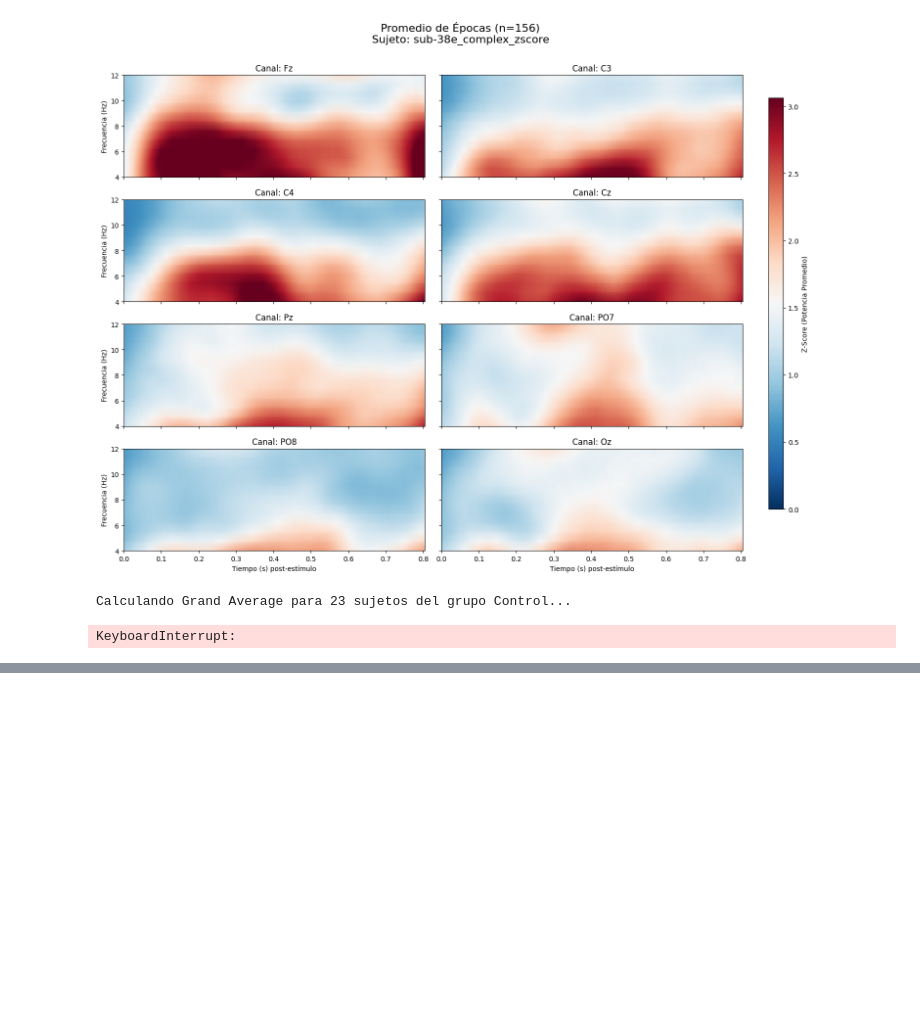
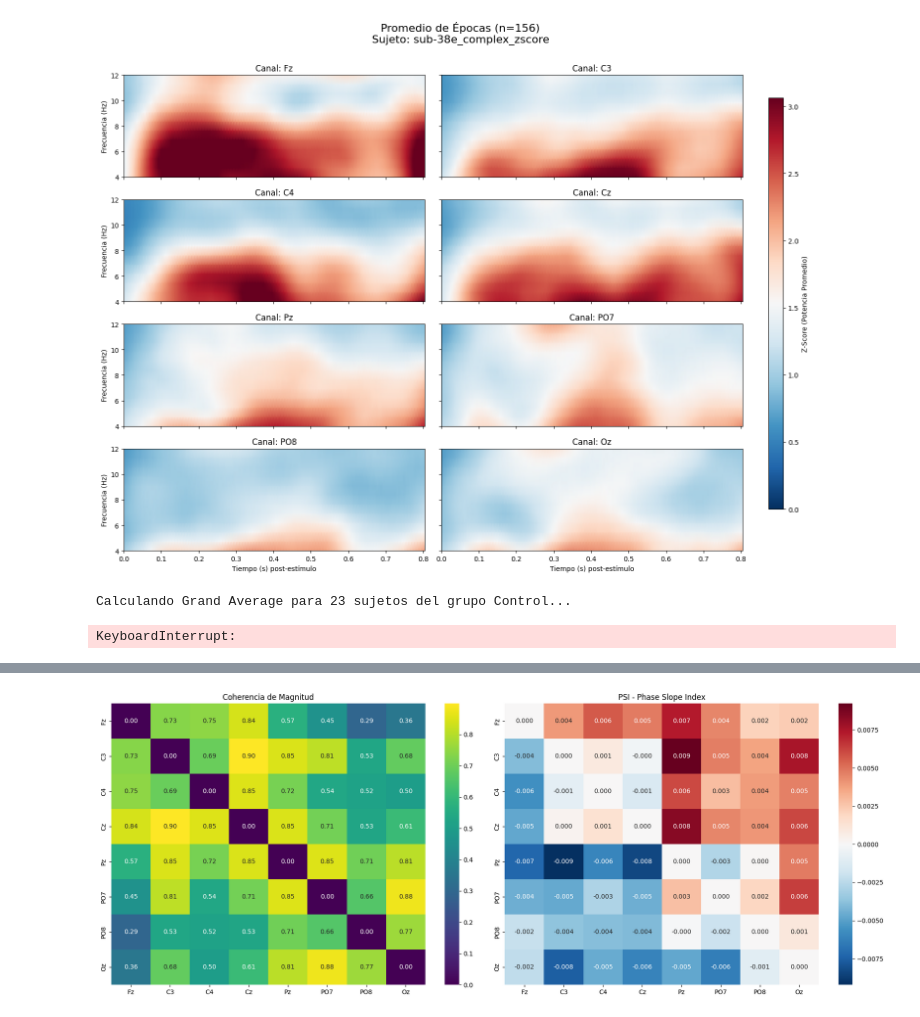
Before and after one commit to fer004/PSI_analysis_STEM, a Jupyter notebook: psi_analisis.ipynb, the cells around one changed output, grey strips where cells are left out. Drawn from its saved outputs; the diff is of its cells as text; code cells hidden in the pictures; blank space fills up the shorter version.

```diff
--- a/psi_analisis.ipynb
+++ b/psi_analisis.ipynb
@@ -327,3 +327,87 @@ plot_group_control_average(sub_list, CWT_DIR, sfreq=250, freqs=freqs_originales)
 # %% [output]
 Calculando Grand Average para 23 sujetos del grupo Control...
 KeyboardInterrupt:
+# %%
+import numpy as np
+import matplotlib.pyplot as plt
+import seaborn as sns
+from pathlib import Path
+
+def calcular_conectividad_completa(cwt_dir, sub_id, freqs):
+    # 1. Carga de datos y manejo de duraciones variables
+    cwt_dir = Path(cwt_dir)
+    filename = cwt_dir / f"{sub_id}_complex_zscore.npy"
+
+    if not filename.exists():
+        print(f"No se encontró el archivo {filename}")
+        return None
+
+    # Cargamos lista de objetos (épocas con diferentes tiempos)
+    subject_epochs = np.load(filename, allow_pickle=True)
+    n_epochs = len(subject_epochs)
+    n_channels = subject_epochs[0].shape[0]
+    df = freqs[1] - freqs[0] # Paso de frecuencia (delta f)
+
+    # Igualar duración al mínimo común
+    min_t = min([e.shape[2] for e in subject_epochs])
+    data = np.array([e[:, :, :min_t] for e in subject_epochs]) # (epochs, ch, freq, time)
+
+    # Inicializar matrices NXN para los resultados finales (escalares)
+    matriz_coherencia = np.zeros((n_channels, n_channels))
+    matriz_psi = np.zeros((n_channels, n_channels))
+
+    print(f"Procesando conectividad para {sub_id}...")
+
+    for i in range(n_channels):
+        for j in range(i + 1, n_channels):
+            Wx = data[:, i, :, :]
+            Wy = data[:, j, :, :]
+
+            # 2. Coherencia Compleja Cxy(f,t)
+            Sxy = np.mean(Wx * np.conj(Wy), axis=0) # Densidad espectral cruzada
+            Sxx = np.mean(np.abs(Wx)**2, axis=0)    # Autoespectro X
+            Syy = np.mean(np.abs(Wy)**2, axis=0)    # Autoespectro Y
+
+            Cxy = Sxy / (np.sqrt(Sxx * Syy) + 1e-15) # Matriz compleja (freq x tiempo)
+
+            # 3. Reducción a Escalar: Coherencia de Magnitud
+            # Promediamos el número complejo en tiempo/frecuencia para obtener la fuerza global
+            matriz_coherencia[i, j] = matriz_coherencia[j, i] = np.abs(np.mean(Cxy))
+
+            # 4. Cálculo del PSI (Phase Slope Index)
+            # Fórmula: Imag( sum( conj(Cxy(f)) * Cxy(f + df) ) )
+            # Lo calculamos para cada punto de tiempo y luego promediamos
+            psi_time_series = []
+            for f_idx in range(len(freqs) - 1):
+                term = np.conj(Cxy[f_idx, :]) * Cxy[f_idx + 1, :]
+                psi_time_series.append(np.imag(term))
+
+            val_psi = np.mean(psi_time_series)
+            matriz_psi[i, j] = val_psi
+            matriz_psi[j, i] = -val_psi # El PSI es antisimétrico (indica dirección)
+
+    return matriz_coherencia, matriz_psi
+
+# --- Parámetros y Ejecución ---
+target_channels = ['Fz', 'C3', 'C4', 'Cz', 'Pz', 'PO7', 'PO8', 'Oz']
+freqs_vals = np.linspace(4, 12, num=12)
+
+m_coh, m_psi = calcular_conectividad_completa(CWT_DIR, "sub-01c", freqs_vals)
+
+# --- Visualización ---
+fig, (ax1, ax2) = plt.subplots(1, 2, figsize=(18, 7))
+
+# Heatmap de Coherencia (Fuerza de conexión)
+sns.heatmap(m_coh, annot=True, fmt=".2f", cmap='viridis', ax=ax1,
+            xticklabels=target_channels, yticklabels=target_channels)
+ax1.set_title("Coherencia de Magnitud")
+
+# Heatmap de PSI (Dirección del flujo)
+# Valores positivos: Fila lidera a Columna. Valores negativos: Columna lidera a Fila.
+sns.heatmap(m_psi, annot=True, fmt=".3f", cmap='RdBu_r', center=0, ax=ax2,
+            xticklabels=target_channels, yticklabels=target_channels)
+ax2.set_title("PSI - Phase Slope Index")
+
+plt.tight_layout()
+plt.show()
+# %% [output]
@@ -329,0 +415 @@ KeyboardInterrupt:
+[figure, added]
```
Also changed, not shown: parts of 3 cells of this notebook.
